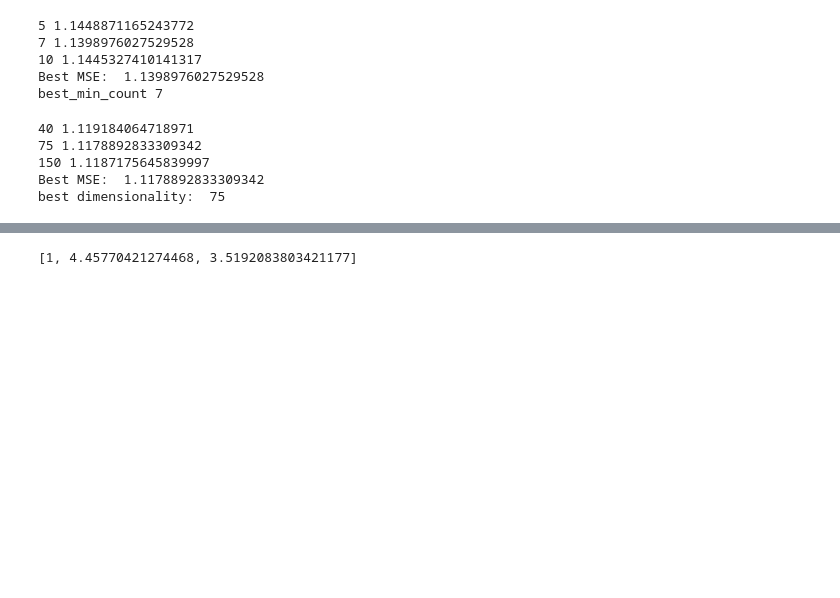
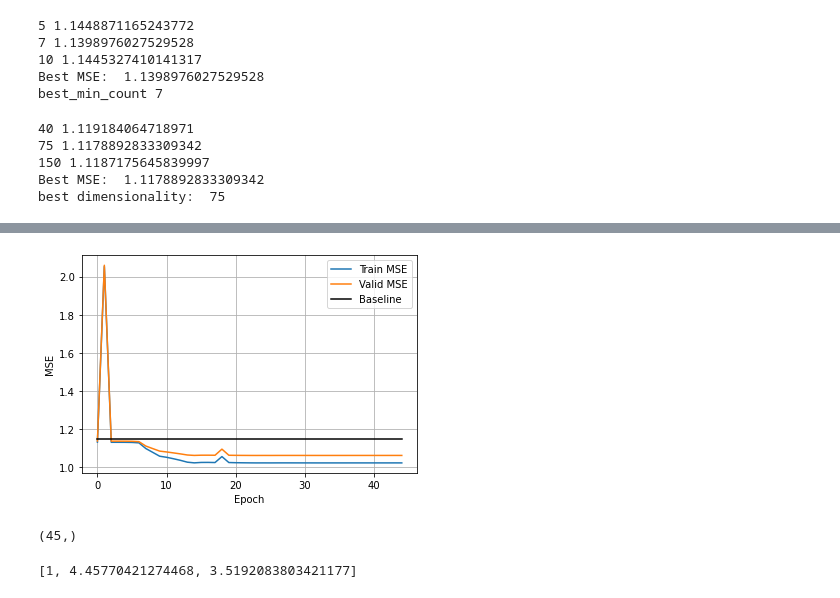
Before and after one commit to cleeag/CSE-258, a Jupyter notebook: predictions.ipynb, the cells around one changed output, grey strips where cells are left out. Saved outputs shown, nothing was run; the diff lists cells and outputs as text; code cells hidden in the pictures; blank space fills up the shorter version.

Commit message:
Added plotting and another ML approach

```diff
--- a/predictions.ipynb
+++ b/predictions.ipynb
@@ -118,3 +124,5 @@ baselineMSE
 1.1367579747015757
 # %%
 occurrences = collections.Counter(labels)
+trainmse_list=[]
+testmse_list=[]
@@ -436,3 +516,21 @@ model10 = Word2Vec(reviewLists,
+# %%
+xdata=np.arange(len(trainmse_list))
+baseline=np.full(xdata.shape,1.149)
+plt.plot(xdata, trainmse_list, label = "Train MSE")
+plt.plot(xdata, testmse_list, label = "Valid MSE")
+plt.plot(xdata,baseline,'k',label="Baseline")
+plt.plot()
+plt.xlabel('Epoch')
+plt.ylabel('MSE')
+plt.legend()
+plt.grid()
+plt.show()
+# %% [output]
+[figure, added]
+# %%
+xdata.shape
+# %% [output]
+(45,)
 # %%
 X=[]
 y=[]
```
Also changed, not shown: parts of 13 cells of this notebook, 1 other file.
